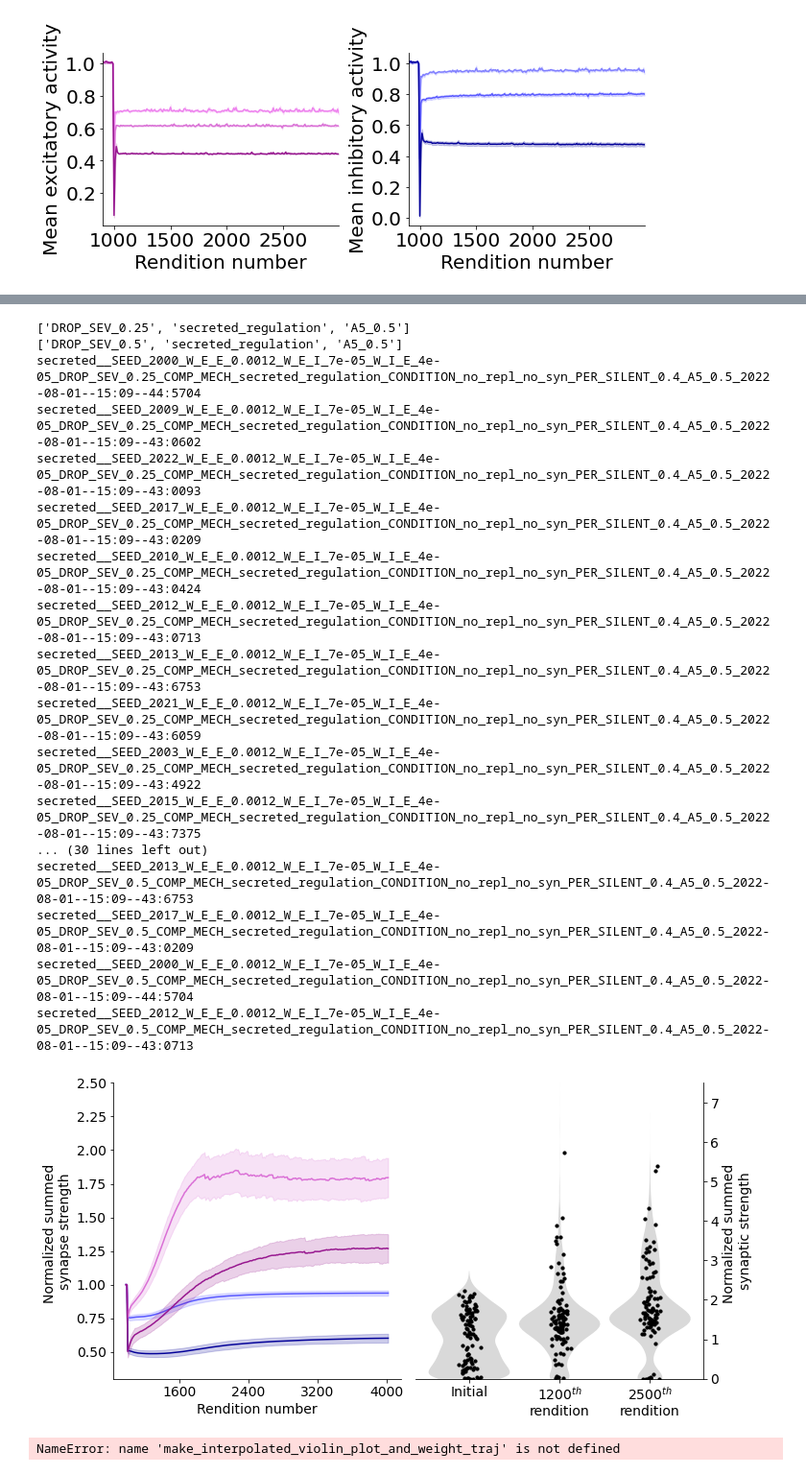
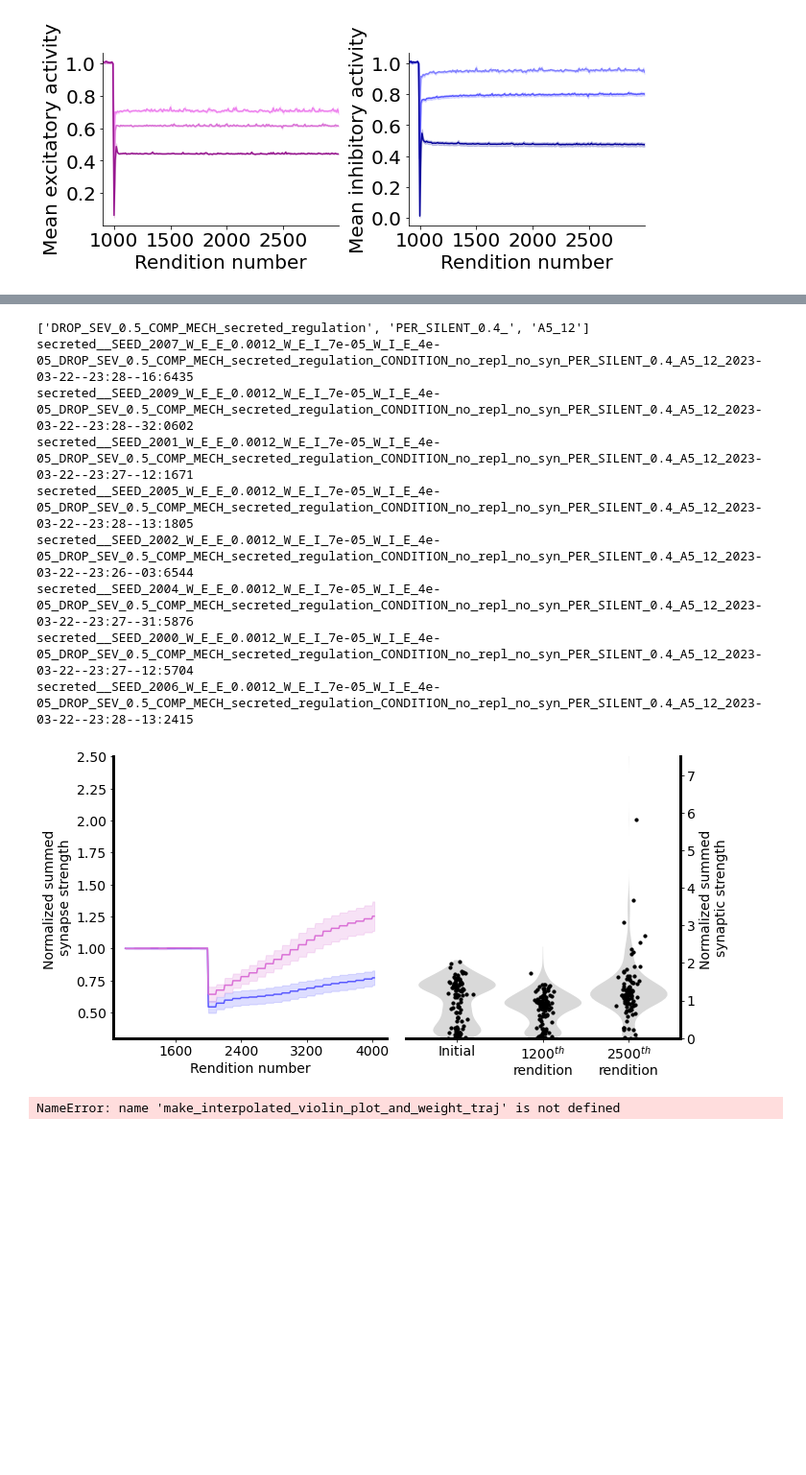
Before and after one commit to davidgbe/spiking_sequence, a Jupyter notebook: spiking_network_model_22_12_13/nb.ipynb, the cells around one changed output, grey strips where cells are left out. Shown at 96% size. Cells and saved outputs as stored; diff of their text form; code cells hidden in the pictures; blank space fills up the shorter version.

```diff
--- a/spiking_network_model_22_12_13/nb.ipynb
+++ b/spiking_network_model_22_12_13/nb.ipynb
@@ -286,9 +286,9 @@ def determine_recovered(names, initial_timepoints, final_timepoints, threshold=0
     return recovered_dir_names, all_recovery_pers, all_n_eligible
 # %%
 recovered_exp_names, all_recovery_pers, all_n_eligible = determine_recovered([
-#     ['DROP_SEV_0.5_COMP_MECH_none', 'PER_SILENT_0_'],
-#     ['DROP_SEV_0.5_COMP_MECH_firing_rate', 'PER_SILENT_0_'],
-#     ['DROP_SEV_0.5_COMP_MECH_secreted_regulation', 'PER_SILENT_0_', 'A5_6'],
+    ['DROP_SEV_0.5_COMP_MECH_none', 'PER_SILENT_0_'],
+    ['DROP_SEV_0.5_COMP_MECH_firing_rate', 'PER_SILENT_0_'],
+    ['DROP_SEV_0.5_COMP_MECH_secreted_regulation', 'PER_SILENT_0_', 'A5_6'],
     ['DROP_SEV_0.5_COMP_MECH_secreted_regulation', 'PER_SILENT_0.4_', 'A5_6'],
     ['DROP_SEV_0.5_COMP_MECH_secreted_regulation', 'PER_SILENT_0.4_', 'A5_12'],
 
@@ -926,21 +972,18 @@ def extract_weight_dist_stats(names, recovered_exp_names, timepoints, n_exc=300,
             std_weight_dists.append(np.nanstd(weight_freqs_for_group[i_t], axis=0))
             summed_weight_bins.append(weight_bins[i_t])
 
-            all_summed_incoming_weights.append(np.array(summed_weights_for_group[i_t]).flatten())
-            mean_summed_incoming_weights.append(np.nanmean(summed_weights_for_group[i_t], axis=0).flatten())
-            std_summed_incoming_weights.append(np.nanstd(summed_weights_for_group[i_t], axis=0).flatten())
+            summed_weights_for_group[i_t] = np.array(np.array(summed_weights_for_group[i_t]))
+            all_summed_incoming_weights.append(np.concatenate(summed_weights_for_group[i_t]))
 
         all_weight_dist_info.append({
                 'mean_weight_dists': mean_weight_dists,
                 'std_weight_dists': std_weight_dists,
                 'summed_weight_bins': summed_weight_bins[0],
-                'mean_summed_incoming_weights': mean_summed_incoming_weights,
-                'std_summed_incoming_weights': std_summed_incoming_weights,
                 'all_summed_incoming_weights': all_summed_incoming_weights,
         })
     return all_weight_dist_info
 # %%
 all_weight_dist_info_1 = extract_weight_dist_stats([
-    ['DROP_SEV_0.25', 'secreted_regulation', 'A5_0.5'],
-], recovered_exp_names, [990, 1500, 4000], n_exc=200)
+    ['DROP_SEV_0.5_COMP_MECH_secreted_regulation', 'PER_SILENT_0.4_', 'A5_12'],
+], recovered_exp_names, [1990, 2500, 4000], n_exc=200)
 # %% [output]
@@ -1045,28 +1088,19 @@ def make_interpolated_violin_plot_and_weight_traj(all_weight_dist_info, names, d
             save_fig(fig, './figures/paper/weight_trajectories', f'{k}.svg')
 # %%
 make_interpolated_violin_plot_and_weight_traj(all_weight_dist_info_1, [
-    ['DROP_SEV_0.25', 'secreted_regulation', 'A5_0.5'],
-    ['DROP_SEV_0.5', 'secreted_regulation', 'A5_0.5'],
-], dist_timepoints=[990, 1500, 4000], n_excs=[200, 200, 200], ylim=(0, 7.5), ylim2=(0.3, 2.5))
+    ['DROP_SEV_0.5_COMP_MECH_secreted_regulation', 'PER_SILENT_0.4_', 'A5_12'],
+], dist_timepoints=[1000, 2500, 4000], n_excs=[200, 200, 200], ylim=(0, 7.5), ylim2=(0.3, 2.5))
 # %% [output]
-['DROP_SEV_0.25', 'secreted_regulation', 'A5_0.5']
-['DROP_SEV_0.5', 'secreted_regulation', 'A5_0.5']
-secreted__SEED_2000_W_E_E_0.0012_W_E_I_7e-05_W_I_E_4e-05_DROP_SEV_0.25_COMP_MECH_secreted_regulation_CONDITION_no_repl_no_syn_PER_SILENT_0.4_A5_0.5_2022-08-01--15:09--44:5704
-secreted__SEED_2009_W_E_E_0.0012_W_E_I_7e-05_W_I_E_4e-05_DROP_SEV_0.25_COMP_MECH_secreted_regulation_CONDITION_no_repl_no_syn_PER_SILENT_0.4_A5_0.5_2022-08-01--15:09--43:0602
-secreted__SEED_2022_W_E_E_0.0012_W_E_I_7e-05_W_I_E_4e-05_DROP_SEV_0.25_COMP_MECH_secreted_regulation_CONDITION_no_repl_no_syn_PER_SILENT_0.4_A5_0.5_2022-08-01--15:09--43:0093
-secreted__SEED_2017_W_E_E_0.0012_W_E_I_7e-05_W_I_E_4e-05_DROP_SEV_0.25_COMP_MECH_secreted_regulation_CONDITION_no_repl_no_syn_PER_SILENT_0.4_A5_0.5_2022-08-01--15:09--43:0209
-secreted__SEED_2010_W_E_E_0.0012_W_E_I_7e-05_W_I_E_4e-05_DROP_SEV_0.25_COMP_MECH_secreted_regulation_CONDITION_no_repl_no_syn_PER_SILENT_0.4_A5_0.5_2022-08-01--15:09--43:0424
-secreted__SEED_2012_W_E_E_0.0012_W_E_I_7e-05_W_I_E_4e-05_DROP_SEV_0.25_COMP_MECH_secreted_regulation_CONDITION_no_repl_no_syn_PER_SILENT_0.4_A5_0.5_2022-08-01--15:09--43:0713
-secreted__SEED_2013_W_E_E_0.0012_W_E_I_7e-05_W_I_E_4e-05_DROP_SEV_0.25_COMP_MECH_secreted_regulation_CONDITION_no_repl_no_syn_PER_SILENT_0.4_A5_0.5_2022-08-01--15:09--43:6753
-secreted__SEED_2021_W_E_E_0.0012_W_E_I_7e-05_W_I_E_4e-05_DROP_SEV_0.25_COMP_MECH_secreted_regulation_CONDITION_no_repl_no_syn_PER_SILENT_0.4_A5_0.5_2022-08-01--15:09--43:6059
-secreted__SEED_2003_W_E_E_0.0012_W_E_I_7e-05_W_I_E_4e-05_DROP_SEV_0.25_COMP_MECH_secreted_regulation_CONDITION_no_repl_no_syn_PER_SILENT_0.4_A5_0.5_2022-08-01--15:09--43:4922
-secreted__SEED_2015_W_E_E_0.0012_W_E_I_7e-05_W_I_E_4e-05_DROP_SEV_0.25_COMP_MECH_secreted_regulation_CONDITION_no_repl_no_syn_PER_SILENT_0.4_A5_0.5_2022-08-01--15:09--43:7375
-... (30 lines left out)
-secreted__SEED_2013_W_E_E_0.0012_W_E_I_7e-05_W_I_E_4e-05_DROP_SEV_0.5_COMP_MECH_secreted_regulation_CONDITION_no_repl_no_syn_PER_SILENT_0.4_A5_0.5_2022-08-01--15:09--43:6753
-secreted__SEED_2017_W_E_E_0.0012_W_E_I_7e-05_W_I_E_4e-05_DROP_SEV_0.5_COMP_MECH_secreted_regulation_CONDITION_no_repl_no_syn_PER_SILENT_0.4_A5_0.5_2022-08-01--15:09--43:0209
-secreted__SEED_2000_W_E_E_0.0012_W_E_I_7e-05_W_I_E_4e-05_DROP_SEV_0.5_COMP_MECH_secreted_regulation_CONDITION_no_repl_no_syn_PER_SILENT_0.4_A5_0.5_2022-08-01--15:09--44:5704
-secreted__SEED_2012_W_E_E_0.0012_W_E_I_7e-05_W_I_E_4e-05_DROP_SEV_0.5_COMP_MECH_secreted_regulation_CONDITION_no_repl_no_syn_PER_SILENT_0.4_A5_0.5_2022-08-01--15:09--43:0713
+['DROP_SEV_0.5_COMP_MECH_secreted_regulation', 'PER_SILENT_0.4_', 'A5_12']
+secreted__SEED_2007_W_E_E_0.0012_W_E_I_7e-05_W_I_E_4e-05_DROP_SEV_0.5_COMP_MECH_secreted_regulation_CONDITION_no_repl_no_syn_PER_SILENT_0.4_A5_12_2023-03-22--23:28--16:6435
+secreted__SEED_2009_W_E_E_0.0012_W_E_I_7e-05_W_I_E_4e-05_DROP_SEV_0.5_COMP_MECH_secreted_regulation_CONDITION_no_repl_no_syn_PER_SILENT_0.4_A5_12_2023-03-22--23:28--32:0602
+secreted__SEED_2001_W_E_E_0.0012_W_E_I_7e-05_W_I_E_4e-05_DROP_SEV_0.5_COMP_MECH_secreted_regulation_CONDITION_no_repl_no_syn_PER_SILENT_0.4_A5_12_2023-03-22--23:27--12:1671
+secreted__SEED_2005_W_E_E_0.0012_W_E_I_7e-05_W_I_E_4e-05_DROP_SEV_0.5_COMP_MECH_secreted_regulation_CONDITION_no_repl_no_syn_PER_SILENT_0.4_A5_12_2023-03-22--23:28--13:1805
+secreted__SEED_2002_W_E_E_0.0012_W_E_I_7e-05_W_I_E_4e-05_DROP_SEV_0.5_COMP_MECH_secreted_regulation_CONDITION_no_repl_no_syn_PER_SILENT_0.4_A5_12_2023-03-22--23:26--03:6544
+secreted__SEED_2004_W_E_E_0.0012_W_E_I_7e-05_W_I_E_4e-05_DROP_SEV_0.5_COMP_MECH_secreted_regulation_CONDITION_no_repl_no_syn_PER_SILENT_0.4_A5_12_2023-03-22--23:27--31:5876
+secreted__SEED_2000_W_E_E_0.0012_W_E_I_7e-05_W_I_E_4e-05_DROP_SEV_0.5_COMP_MECH_secreted_regulation_CONDITION_no_repl_no_syn_PER_SILENT_0.4_A5_12_2023-03-22--23:27--12:5704
+secreted__SEED_2006_W_E_E_0.0012_W_E_I_7e-05_W_I_E_4e-05_DROP_SEV_0.5_COMP_MECH_secreted_regulation_CONDITION_no_repl_no_syn_PER_SILENT_0.4_A5_12_2023-03-22--23:28--13:2415
-[figure, old version]
+[figure, new version]
 # %%
 make_interpolated_violin_plot_and_weight_traj(all_weight_dist_info_2, [
     ['DROP_SEV_0.25', 'firing_rate', 'A5_0.5'],
```
Also changed, not shown: parts of 7 cells of this notebook, 2 other files.
